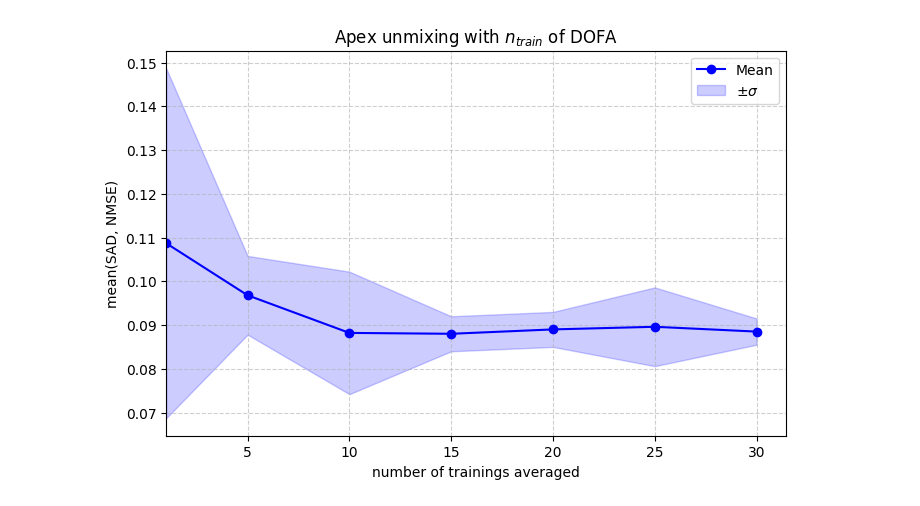
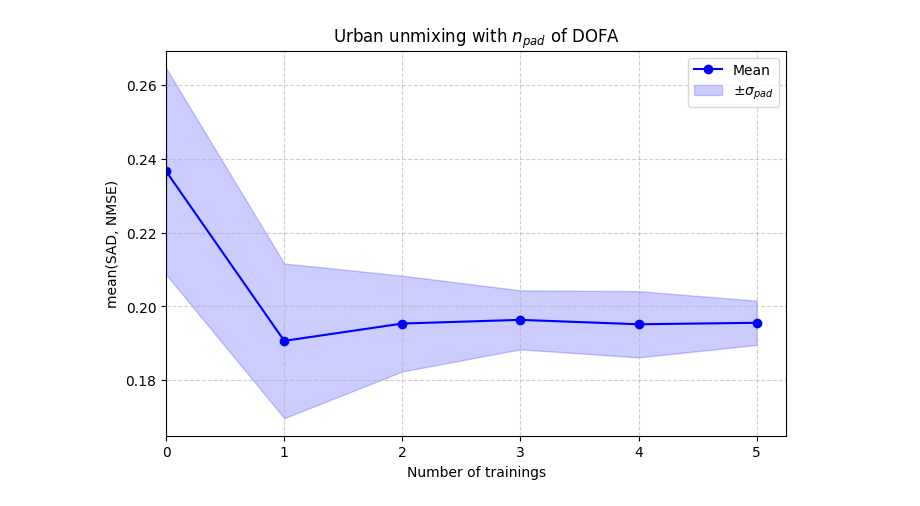
Before and after one commit to edabier/SS-HSU_benchmark, a Jupyter notebook: dofa_n_training.ipynb, the cells around one changed output. Saved outputs shown, nothing was run; the diff lists cells and outputs as text; code cells hidden in the pictures.

Commit message:
n_training and padding_training

```diff
--- a/dofa_n_training.ipynb
+++ b/dofa_n_training.ipynb
@@ -218,43 +199,63 @@ tensor([0.1612], device='cuda:0') tensor([0.0105], device='cuda:0')
 # %%
 import numpy as np
 
-samson_mean = np.array([0.0382, 0.0364, 0.039, 0.0347, 0.0353, 0.0348, 0.0353])
-samson_std = np.array([0.004, 0.002, 0.006, 0.001, 0.001, 0.001, 0.002])
+samson_pad_mean = np.array([0.0969, 0.0357, 0.0365, 0.0366, 0.0366, 0.0371])
+samson_pad_std = np.array([0.143, 0.002, 0.001, 0.002, 0.002, 0.002])
+samson_n_train_mean = np.array([0.0382, 0.0364, 0.039, 0.0347, 0.0353, 0.0348, 0.0353])
+samson_n_train_std = np.array([0.004, 0.002, 0.006, 0.001, 0.001, 0.001,0.002])
 
-apex_mean = np.array([0.2122, 0.1296, 0.1302, 0.1168, 0.1155, 0.1113, 0.1144])
-apex_std = np.array([0.207, 0.032, 0.034, 0.014, 0.015, 0.011, 0.012])
+apex_pad_mean = np.array([0.3767, 0.1458, 0.1138, 0.1241, 0.1180, 0.1151])
+apex_pad_std = np.array([0.28, 0.080, 0.015, 0.014, 0.015, 0.012])
+apex_n_train_mean = np.array([0.2122, 0.1296, 0.1302, 0.1168, 0.1155, 0.1113, 0.1144])
+apex_n_train_std = np.array([0.207, 0.032, 0.034, 0.014, 0.015, 0.011,0.012])
 
-jasper_mean = np.array([0.1087, 0.0968, 0.0882, 0.088, 0.089, 0.0896, 0.0885])
-jasper_std = np.array([0.04, 0.009, 0.014, 0.004, 0.004, 0.009, 0.003])
+jasper_pad_mean = np.array([0.1080, 0.0936, 0.0888, 0.0878, 0.0866, 0.0821])
+jasper_pad_std = np.array([0.033, 0.013, 0.008, 0.005, 0.003, 0.003])
+jasper_n_train_mean = np.array([0.1087, 0.0968, 0.0882, 0.088, 0.089, 0.0896, 0.0885])
+jasper_n_train_std = np.array([0.04, 0.009, 0.014, 0.004, 0.004, 0.009,0.003])
 
-urban_mean = np.array([0.1883, 0.1621, 0.158, 0.1537, 0.158, 0.1578, 0.1581])
-urban_std = np.array([0.025, 0.01, 0.01, 0.009, 0.005, 0.005, 0.005])
+urban_pad_mean = np.array([0.2366, 0.1906, 0.1953, 0.1963, 0.1951, 0.1955])
+urban_pad_std = np.array([0.028, 0.021, 0.013, 0.008, 0.009, 0.006])
+urban_n_train_mean = np.array([0.1883, 0.1621, 0.158, 0.1537, 0.158, 0.1578, 0.1581])
+urban_n_train_std = np.array([0.025, 0.01, 0.01, 0.009, 0.005, 0.005, 0.005])
 
-x = np.array([1, 5, 10, 15, 20, 25, 30])
+# x_pad = np.array([0, 9, 25, 49, 81, 121])
+x_pad = np.array([0, 1, 2, 3, 4, 5])
+x_n_train = np.array([1, 5, 10, 15, 20, 25, 30])
 
 plt.figure(figsize=(8, 5))
 
 # Plot the mean as dots and lines
-plt.plot(x, jasper_mean, 'o-', color='blue', label='Mean')
+plt.plot(x_pad, urban_pad_mean, 'o-', color='blue', label='Mean')
+# plt.plot(x_n_train, urban_n_train_mean, 'o-', color='red', label='Mean')
 
 # Fill the area between mean ± std
 plt.fill_between(
-    x,
-    jasper_mean - jasper_std,
-    jasper_mean + jasper_std,
+    x_pad,
+    urban_pad_mean - urban_pad_std,
+    urban_pad_mean + urban_pad_std,
     color='blue',
     alpha=0.2,
-    label=r'$\pm \sigma$'
+    label=r'$\pm \sigma_{pad}$'
 )
 
-plt.xlabel('number of trainings averaged')
+# plt.fill_between(
+#     x_n_train,
+#     urban_n_train_mean - urban_n_train_std,
+#     urban_n_train_mean + urban_n_train_std,
+#     color='red',
+#     alpha=0.2,
+#     label=r'$\pm \sigma_{n-train}$'
+# )
+
+plt.xlabel("Number of trainings")
 plt.ylabel('mean(SAD, NMSE)')
-plt.title(r'Apex unmixing with $n_{train}$ of DOFA')
-plt.xlim(left=1)
+plt.title(r'Urban unmixing with $n_{pad}$ of DOFA')
+plt.xlim(left=0)
 plt.legend()
 plt.grid(True, linestyle='--', alpha=0.6)
 
 # Show the plot
 plt.show()
 # %% [output]
-[figure, old version]
+[figure, new version]
```
Also changed, not shown: parts of 1 cell of this notebook, 12 other files.
